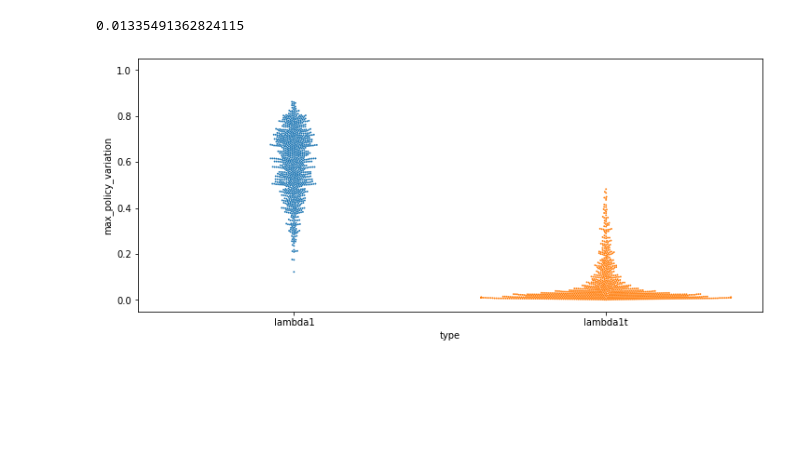
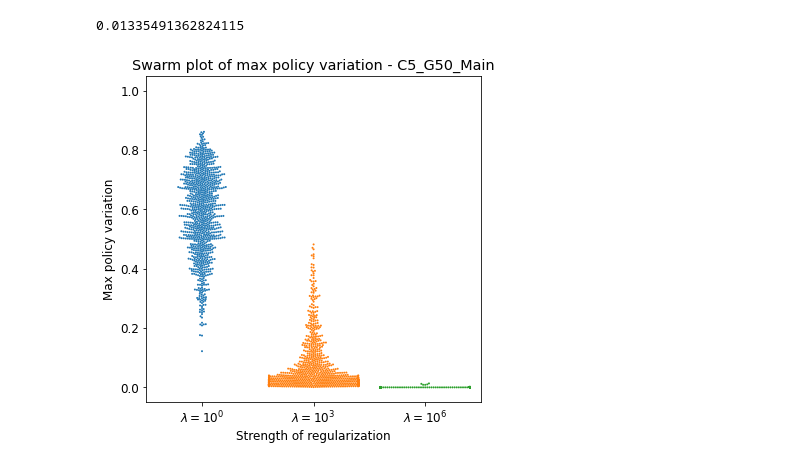
Before and after one commit to zhihanyang2022/banditnotebooks, a Jupyter notebook: regularization_C5_G50_Main.ipynb, the cells around one changed output. Cells and saved outputs as stored; diff of their text form; code cells hidden in the pictures; blank space fills up the shorter version.

Commit message:
redone swarm plots for max policy variation

```diff
--- a/regularization_C5_G50_Main.ipynb
+++ b/regularization_C5_G50_Main.ipynb
@@ -614,13 +614,13 @@ def calc_max_policy_variation(df):
     return pd.DataFrame([[np.max(arm1_probas)-np.min(arm1_probas)]], columns=['max_policy_variation'])
 # %%
 df_mpv_lambda1 = lambda1_reader.calc_df(calc_max_policy_variation, contextual_only=True)
-df_mpv_lambda1['type'] = 'lambda1'
+df_mpv_lambda1['type'] = r'$\lambda=10^0$'
 
 df_mpv_lambda1t = lambda1t_reader.calc_df(calc_max_policy_variation, contextual_only=True)
-df_mpv_lambda1t['type'] = 'lambda1t'
+df_mpv_lambda1t['type'] = r'$\lambda=10^3$'
 
-# df_mpv_lambda1m = lambda1m_reader.calc_df(calc_max_policy_variation, contextual_only=True)
-# df_mpv_lambda1m['type'] = 'lambda1m'
+df_mpv_lambda1m = lambda1m_reader.calc_df(calc_max_policy_variation, contextual_only=True)
+df_mpv_lambda1m['type'] = r'$\lambda=10^6$'
 
 df_mpv = pd.concat([df_mpv_lambda1, df_mpv_lambda1t, df_mpv_lambda1m])
 # %%
@@ -628,16 +628,19 @@ df_mpv_lambda1m['max_policy_variation'].max()
 # %% [output]
 0.01335491362824115
 # %%
-fig = plt.figure(figsize=(12, 5))
+fig = plt.figure(figsize=(6, 6))
+plt.rcParams.update({'font.size':12})
 ax = fig.add_subplot(111)
 sns.swarmplot(
     x='type', y='max_policy_variation',
     data=df_mpv,
-    size=1.9,
+    size=2,
     ax=ax,
-    order=['lambda1', 'lambda1t']
+    order=[r'$\lambda=10^0$', r'$\lambda=10^3$', r'$\lambda=10^6$'],
 )
+plt.title('Swarm plot of max policy variation - C5_G50_Main')
+plt.xlabel('Strength of regularization'); plt.ylabel('Max policy variation')
 plt.ylim(-0.05, 1.05)
-plt.savefig('c5_g50_main_mpv.png', dpi=300)
+plt.savefig('c5_g50_main_maxPolicyVariation_swarmPlot.png', dpi=100)
 # %% [output]
-[figure, old version]
+[figure, new version]
```
Also changed, not shown: parts of 2 cells of this notebook, 4 other files.
